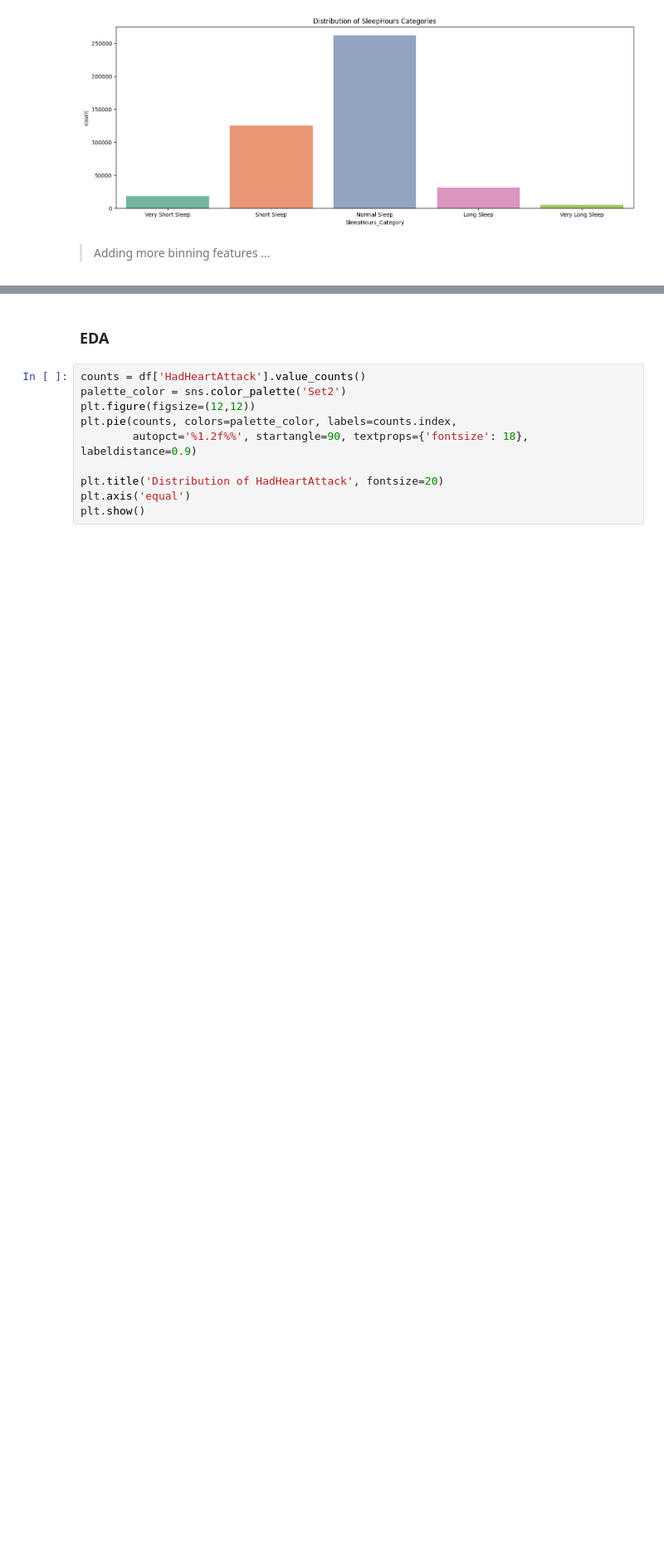
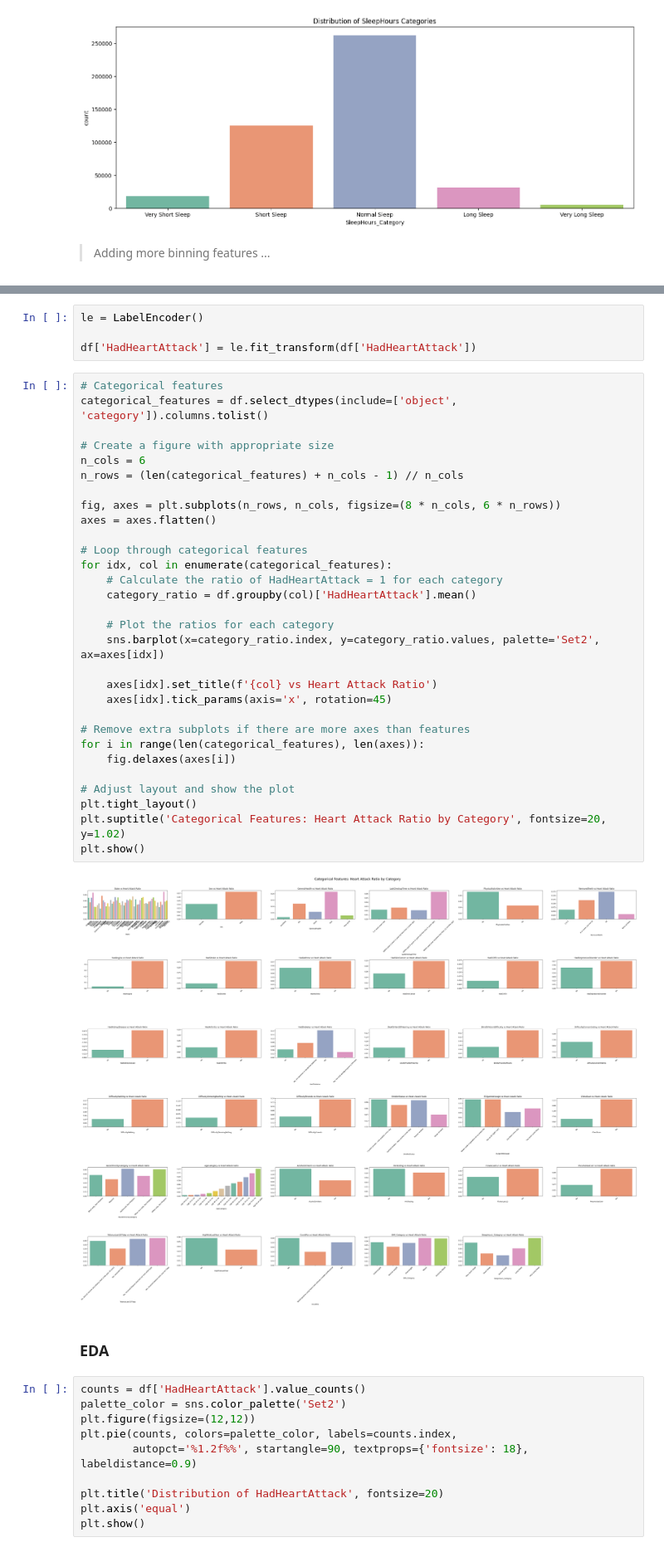
Before and after one commit to MaxChiu1122/ML-Project-with-Cathay-Life, a Jupyter notebook: notebooks/01_data_exploration_and_cleaning.ipynb, the cells around one changed output, grey strips where cells are left out. Shown at 83% size. Drawn from its saved outputs; the diff is of its cells as text; blank space fills up the shorter version.

```diff
--- a/notebooks/01_data_exploration_and_cleaning.ipynb
+++ b/notebooks/01_data_exploration_and_cleaning.ipynb
@@ -251,3 +230,39 @@ plt.show()
+# %%
+le = LabelEncoder()
+
+df['HadHeartAttack'] = le.fit_transform(df['HadHeartAttack'])
+# %%
+# Categorical features
+categorical_features = df.select_dtypes(include=['object', 'category']).columns.tolist()
+
+# Create a figure with appropriate size
+n_cols = 6
+n_rows = (len(categorical_features) + n_cols - 1) // n_cols
+
+fig, axes = plt.subplots(n_rows, n_cols, figsize=(8 * n_cols, 6 * n_rows))
+axes = axes.flatten()
+
+# Loop through categorical features
+for idx, col in enumerate(categorical_features):
+    # Calculate the ratio of HadHeartAttack = 1 for each category
+    category_ratio = df.groupby(col)['HadHeartAttack'].mean()
+
+    # Plot the ratios for each category
+    sns.barplot(x=category_ratio.index, y=category_ratio.values, palette='Set2', ax=axes[idx])
+
+    axes[idx].set_title(f'{col} vs Heart Attack Ratio')
+    axes[idx].tick_params(axis='x', rotation=45)
+
+# Remove extra subplots if there are more axes than features
+for i in range(len(categorical_features), len(axes)):
+    fig.delaxes(axes[i])
+
+# Adjust layout and show the plot
+plt.tight_layout()
+plt.suptitle('Categorical Features: Heart Attack Ratio by Category', fontsize=20, y=1.02)
+plt.show()
+# %% [output]
+[figure, new version]
 # %% [markdown]
 ### EDA
 # %%
```
Also changed, not shown: parts of 20 cells of this notebook, 6 other files.
